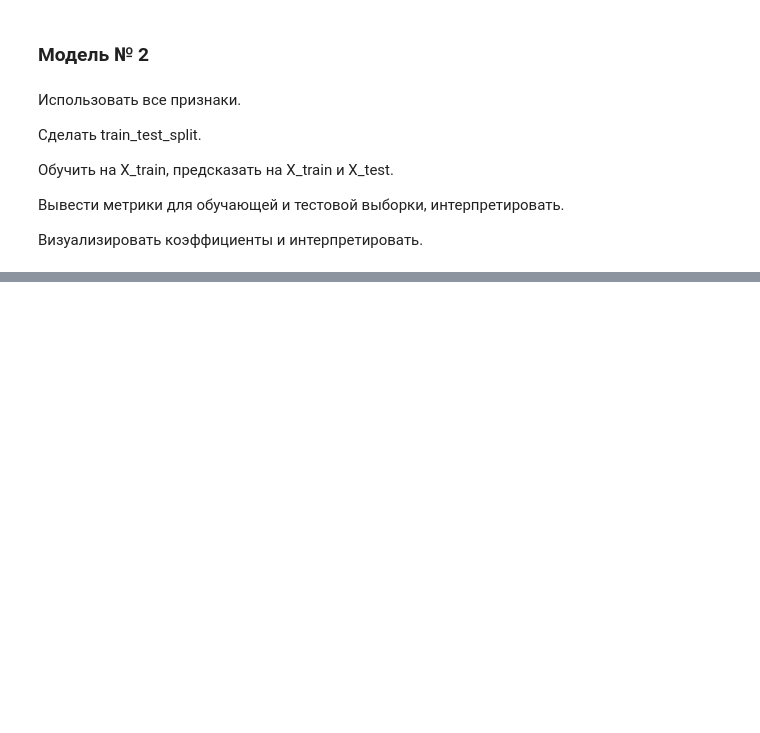
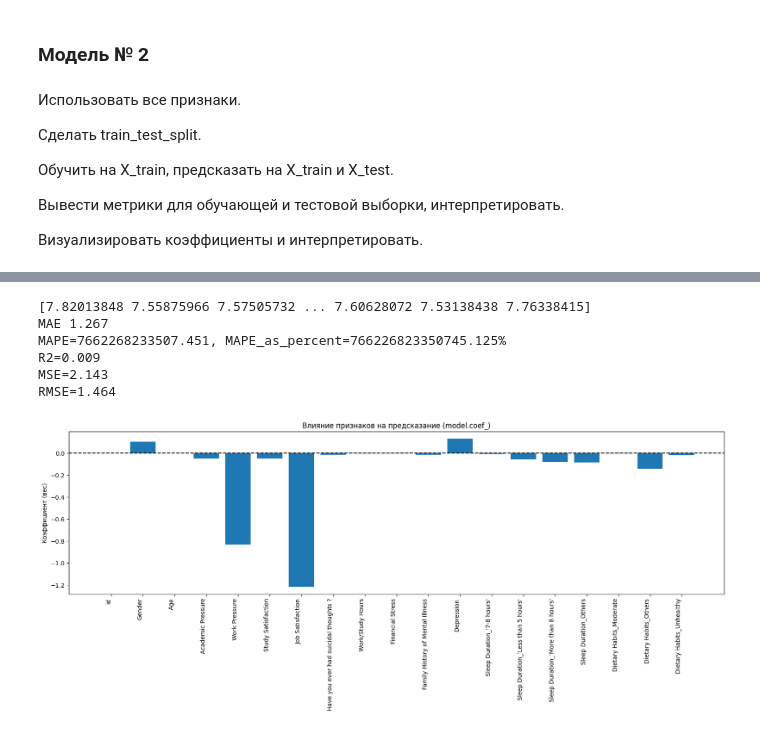
Before and after one commit to Danata117/ML, a Jupyter notebook: ML_Praktika2".ipynb, the cells around one changed output, grey strips where cells are left out. Cells and saved outputs as stored; diff of their text form; code cells hidden in the pictures; blank space fills up the shorter version.

```diff
--- a/ML_Praktika2".ipynb
+++ b/ML_Praktika2".ipynb
@@ -474,0 +605,61 @@ array([7.31933646, 7.69222575, 7.41620152, ..., 7.70239506, 7.75562676,
+# %%
+from sklearn.linear_model import LinearRegression
+X_best = df
+X_best= df.drop(["City", "CGPA","Profession","Degree"], axis=1)
+from sklearn.preprocessing import LabelEncoder
+le = LabelEncoder()
+X_best["Gender"] = le.fit_transform(df["Gender"]) #Male=1, Female=0
+X_best["Have you ever had suicidal thoughts ?"] = le.fit_transform(df["Have you ever had suicidal thoughts ?"])
+X_best["Family History of Mental Illness"] = le.fit_transform(df["Family History of Mental Illness"])
+from sklearn.preprocessing import OneHotEncoder
+cat_cols = ['Sleep Duration', 'Dietary Habits']
+encoder = OneHotEncoder(sparse_output=False, drop='first')
+encoded = encoder.fit_transform(X_best[cat_cols])
+encoded_df = pd.DataFrame(
+    encoded,
+    columns=encoder.get_feature_names_out(cat_cols),
+    index=X_best.index
+)
+X_best = X_best.drop(columns=cat_cols)
+X_best = pd.concat([X_best, encoded_df], axis=1)
+
+
+model3 = LinearRegression()
+model3.fit(X_best, y)
+y_pred3 = model3.predict(X_best)
+print(y_pred3)
+from sklearn.metrics import mean_absolute_error, mean_absolute_percentage_error, r2_score, mean_squared_error, root_mean_squared_error
+
+MAE = mean_absolute_error(y, y_pred3)
+print('MAE %.3f' % MAE)
+
+MAPE = mean_absolute_percentage_error(y, y_pred3)
+print('MAPE=%.3f, MAPE_as_percent=%.3f%s' % (MAPE, MAPE * 100, '%'))
+
+R2 = r2_score(y, y_pred3)
+print('R2=%.3f' % R2)
+
+MSE = mean_squared_error(y, y_pred3)
+print('MSE=%.3f' % MSE)
+
+RMSE = root_mean_squared_error(y, y_pred3)
+print('RMSE=%.3f' % RMSE)
+# %% [output]
+[7.82013848 7.55875966 7.57505732 ... 7.60628072 7.53138438 7.76338415]
+MAE 1.267
+MAPE=7662268233507.451, MAPE_as_percent=766226823350745.125%
+R2=0.009
+MSE=2.143
+RMSE=1.464
+# %%
+coefs = model3.coef_
+coef_df = pd.DataFrame({"feature": X_best.columns, "coef": coefs})
+plt.figure(figsize=(20,5))
+plt.bar(coef_df["feature"], coef_df["coef"])
+plt.axhline(y=0, color='black', linestyle='--')  # линия 0
+plt.xticks(rotation=90, ha='right')
+plt.ylabel("Коэффициент (вес)")
+plt.title("Влияние признаков на предсказание (model.coef_)")
+plt.show()
+# %% [output]
+[figure, added]
```
Also changed, not shown: parts of 19 cells of this notebook.
